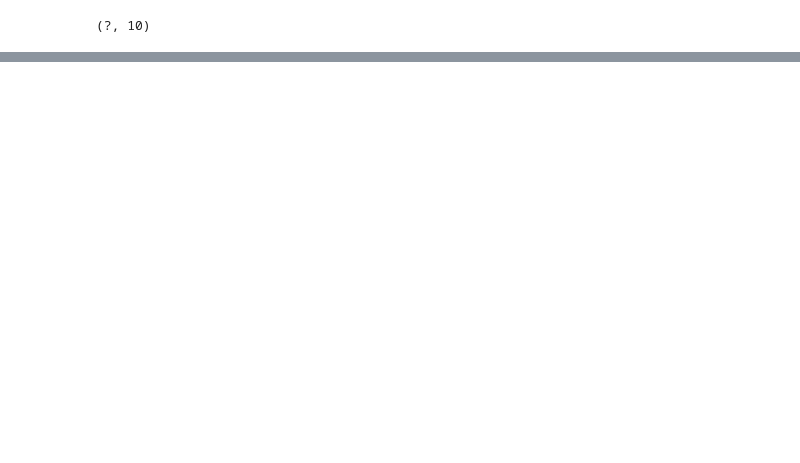
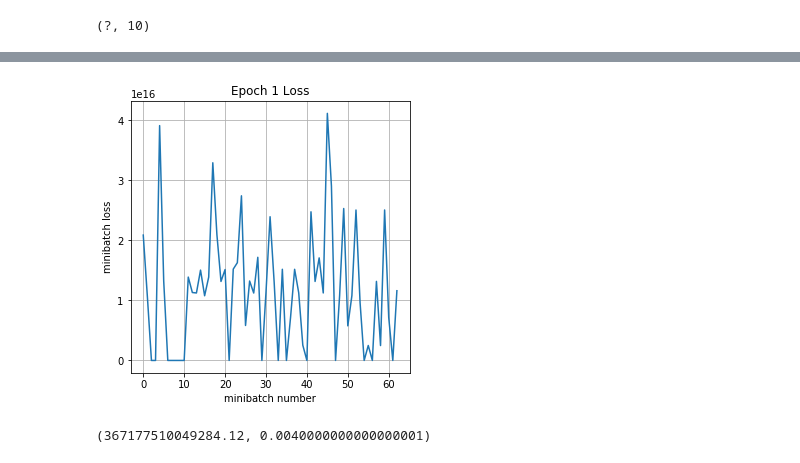
Before and after one commit to wayneb0t/sketch-recognition, a Jupyter notebook: Recognition.ipynb, the cells around one changed output, grey strips where cells are left out. Cells and saved outputs as stored; diff of their text form; code cells hidden in the pictures; blank space fills up the shorter version.

```diff
--- a/Recognition.ipynb
+++ b/Recognition.ipynb
@@ -195,0 +207,14 @@ Epoch 1, Overall loss = 1.54 and accuracy of 0.463
+# %%
+num_classes = 250
+res = 128
+
+tic = time.clock()
+X_train, y_train, X_val, y_val, X_test, y_test, labels = datautils.get_data(num_classes=num_classes, res=128)
+toc = time.clock()
+print ("Read {} images in {:5} seconds".format(X_train.shape[0] + X_val.shape[0] + X_test.shape[0], toc - tic))
+print ("X_train: ", X_train.shape)
+print ("y_train: ", y_train.shape)
+print ("X_val: ", X_val.shape)
+print ("y_val: ", y_val.shape)
+print ("X_test: ", X_test.shape)
+print ("y_test: ", y_test.shape)
@@ -195,0 +229,14 @@ Epoch 1, Overall loss = 1.54 and accuracy of 0.463
+# %%
+sess = tf.Session()
+sess.run(tf.global_variables_initializer())
+print('training')
+run_model(session=sess,
+          predict=y_out,
+          loss_val=mean_loss,
+          Xd=X_train,
+          yd=y_train,
+          epochs=5,
+          batch_size=32,
+          print_every=100,
+          training=train_step,
+          plot_losses=True)
@@ -195,0 +285,13 @@ Epoch 1, Overall loss = 1.54 and accuracy of 0.463
+# %%
+print('testing')
+run_model(session=sess,
+          predict=y_out,
+          loss_val=mean_loss,
+          Xd=X_val,
+          yd=y_val,
+          epochs=1,
+          batch_size=32,
+          print_every=1,
+          training=None,
+          plot_losses=True)
+# %% [output]
@@ -195,0 +300,2 @@ Epoch 1, Overall loss = 1.54 and accuracy of 0.463
+[figure, added]
+(367177510049284.12, 0.0040000000000000001)
```
Also changed, not shown: parts of 11 cells of this notebook.
